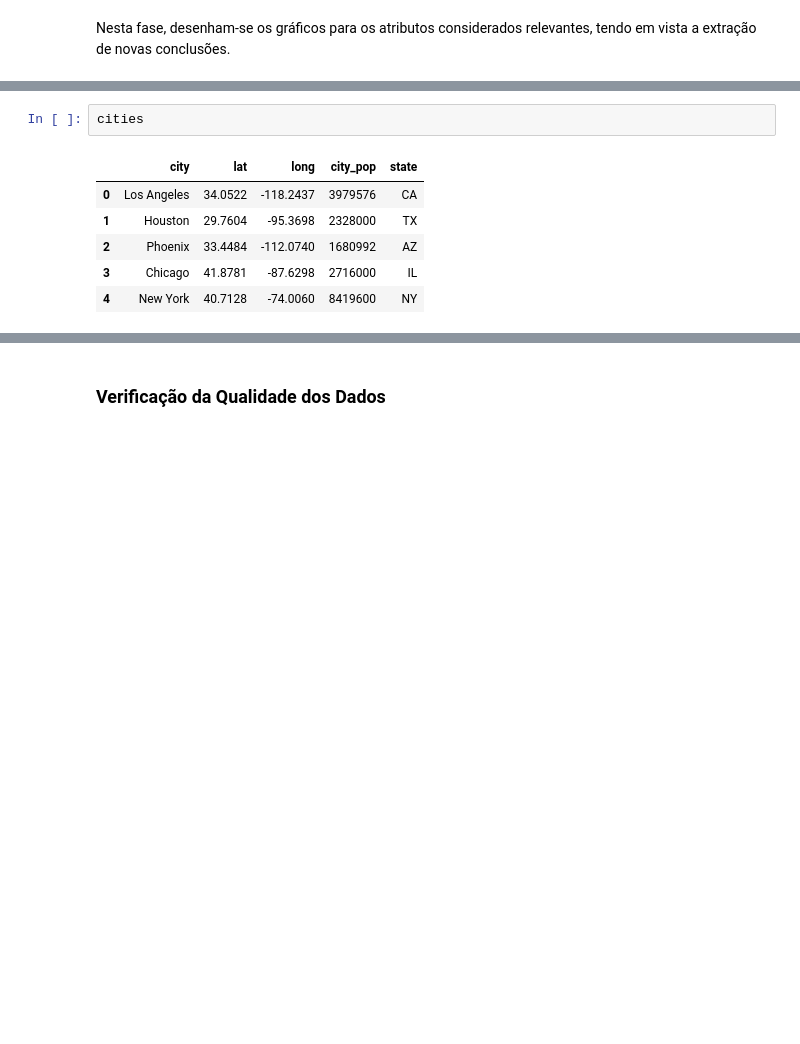
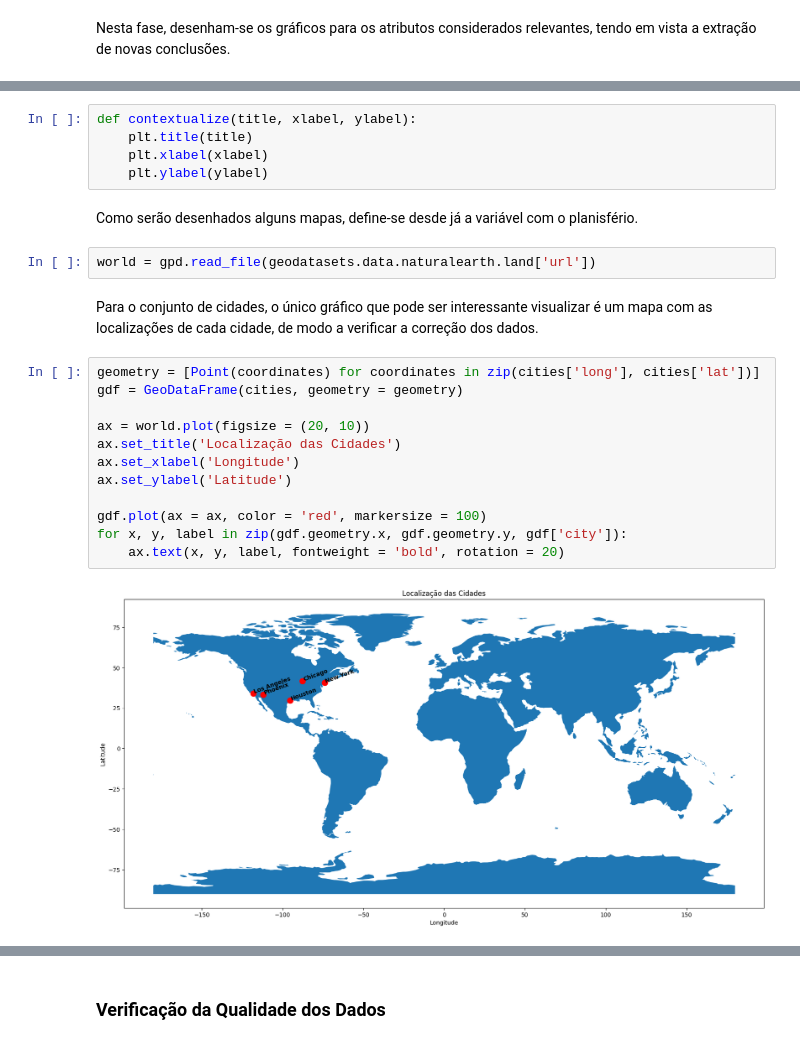
Before and after one commit to manelneto/fraud, a Jupyter notebook: task1.ipynb, the cells around one changed output, grey strips where cells are left out. Drawn from its saved outputs; the diff is of its cells as text; blank space fills up the shorter version.

```diff
--- a/task1.ipynb
+++ b/task1.ipynb
@@ -281,9 +317,25 @@ Para o conjunto de cidades, não é necessário nenhum gráfico para analisar me
-# %%
-cities
-# %% [output]
-|  | city | lat | long | city_pop | state |
-| 0 | Los Angeles | 34.0522 | -118.2437 | 3979576 | CA |
-| 1 | Houston | 29.7604 | -95.3698 | 2328000 | TX |
-| 2 | Phoenix | 33.4484 | -112.0740 | 1680992 | AZ |
-| 3 | Chicago | 41.8781 | -87.6298 | 2716000 | IL |
-| 4 | New York | 40.7128 | -74.0060 | 8419600 | NY |
+# %%
+def contextualize(title, xlabel, ylabel):
+    plt.title(title)
+    plt.xlabel(xlabel)
+    plt.ylabel(ylabel)
+# %% [markdown]
+Como serão desenhados alguns mapas, define-se desde já a variável com o planisfério.
+# %%
+world = gpd.read_file(geodatasets.data.naturalearth.land['url'])
+# %% [markdown]
+Para o conjunto de cidades, o único gráfico que pode ser interessante visualizar é um mapa com as localizações de cada cidade, de modo a verificar a correção dos dados.
+# %%
+geometry = [Point(coordinates) for coordinates in zip(cities['long'], cities['lat'])]
+gdf = GeoDataFrame(cities, geometry = geometry)
+
+ax = world.plot(figsize = (20, 10))
+ax.set_title('Localização das Cidades')
+ax.set_xlabel('Longitude')
+ax.set_ylabel('Latitude')
+
+gdf.plot(ax = ax, color = 'red', markersize = 100)
+for x, y, label in zip(gdf.geometry.x, gdf.geometry.y, gdf['city']):
+    ax.text(x, y, label, fontweight = 'bold', rotation = 20)
+# %% [output]
+[figure, added]
```
Also changed, not shown: parts of 27 cells of this notebook.
